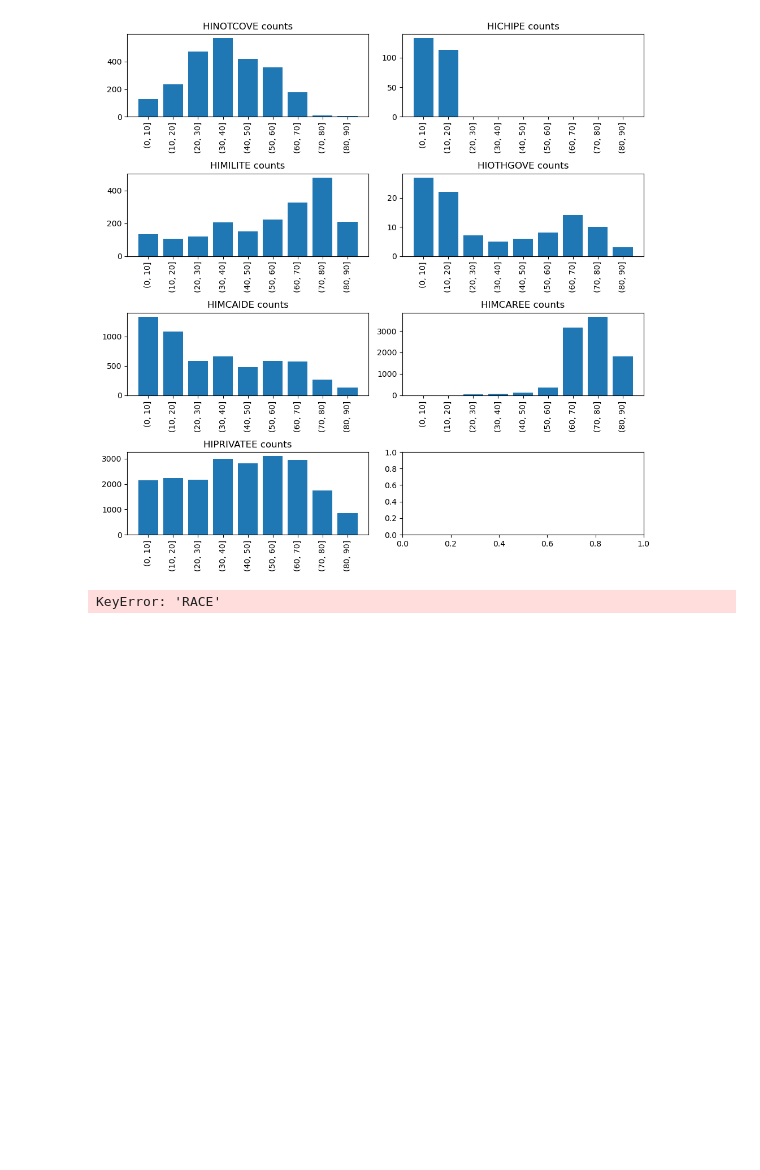
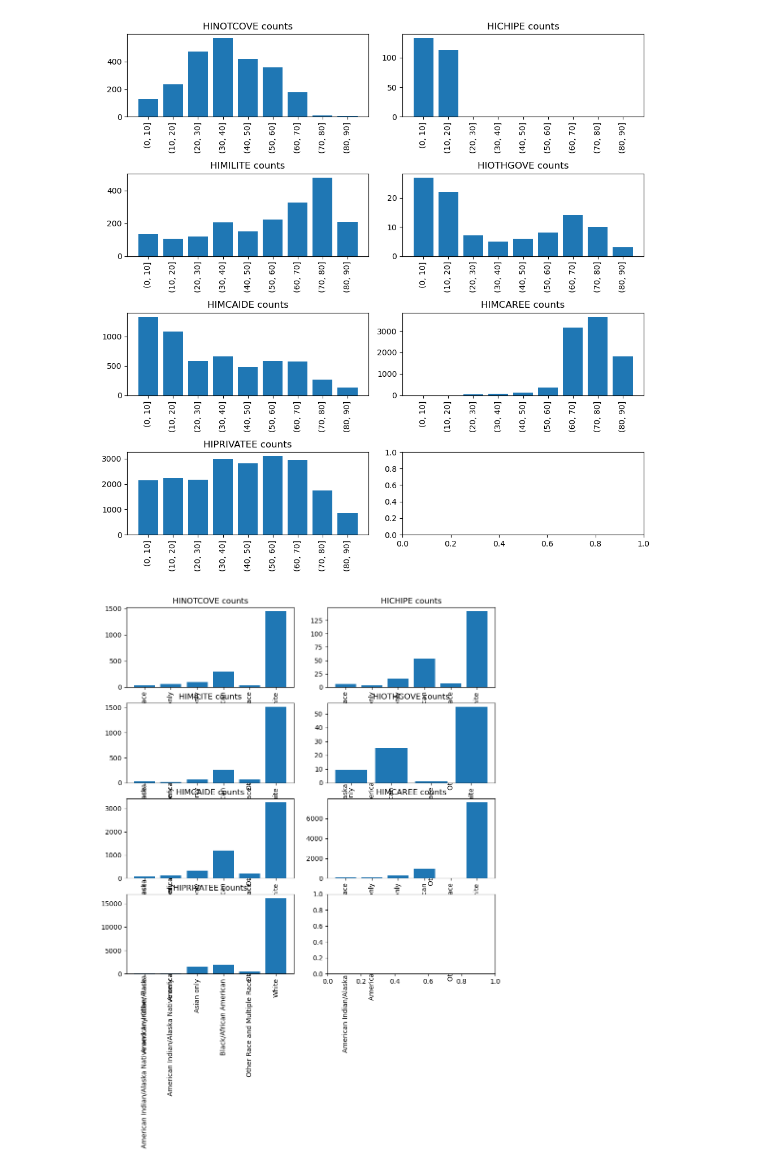
Before and after one commit to evapa1/cs1090afinalproj, a Jupyter notebook: eda-3 (2).ipynb, the cells around one changed output. Cells and saved outputs as stored; diff of their text form; code cells hidden in the pictures; blank space fills up the shorter version.

Commit message:
adding rac graph

```diff
--- a/eda-3 (2).ipynb
+++ b/eda-3 (2).ipynb
@@ -348,8 +348,17 @@ for plan_name,ax in zip(plan_types,axes):
 plt.tight_layout()
 # %% [output]
 [figure]
-# %%
-race_counts = df.groupby('RACE',observed=False)['SEX'].value_counts().unstack().reset_index()
-race_plot = age_counts.plot(kind='bar')
-# %% [output]
-KeyError: 'RACE'
+# %%
+# insurance plan coverage breakdown by race
+fig,axes = plt.subplots(4,2,figsize=(10,10))
+axes = axes.ravel()
+
+for plan_name,ax in zip(plan_types,axes):
+    race_counts = df.groupby('RACENEW',observed=False)[plan_name].value_counts().unstack().reset_index()
+    ax.bar(race_counts['RACENEW'].astype(str),race_counts[1])
+    ax.set_xticklabels(labels=race_counts['RACENEW'].astype(str),rotation=90)
+    ax.set_title(f'{plan_name} counts')
+
+plt.tight_layout()
+# %% [output]
+[figure, added]
```
Also changed, not shown: 1 other file.
